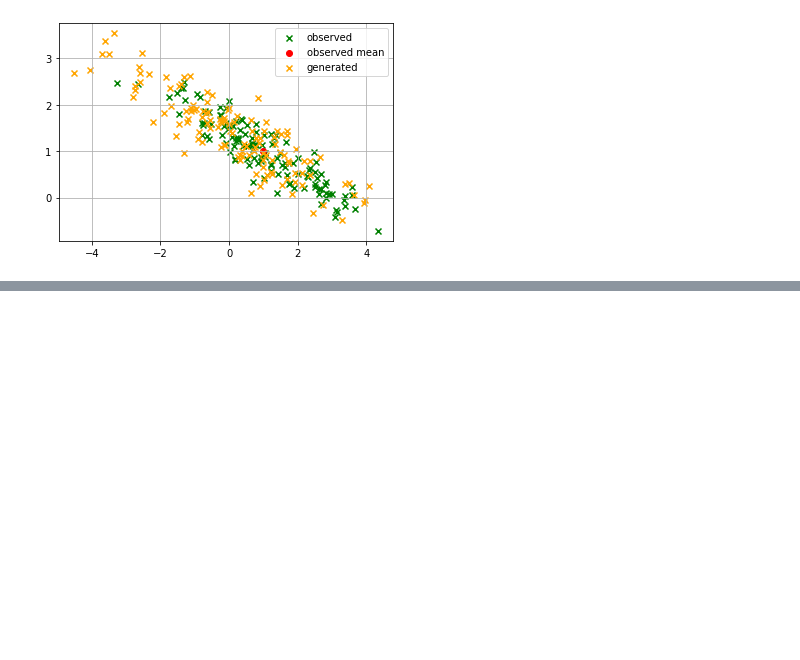
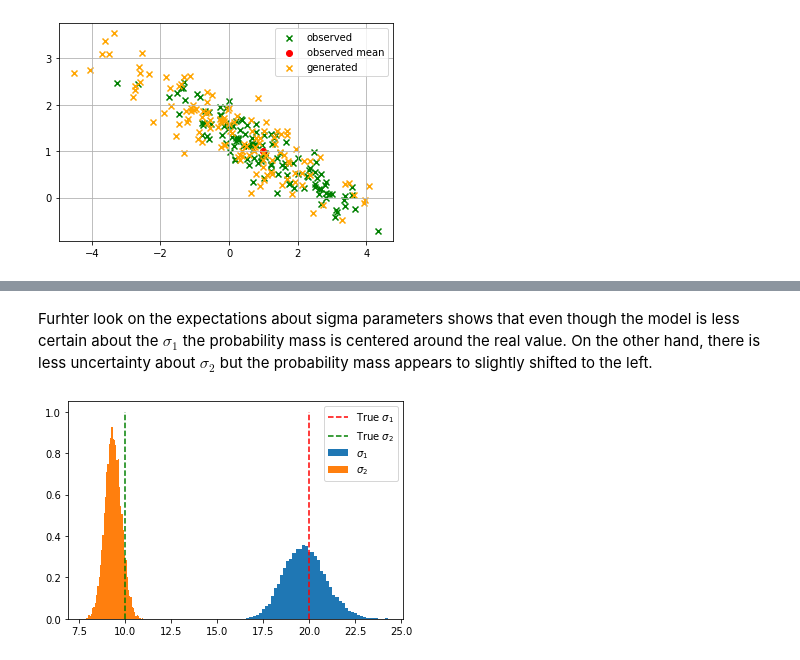
Before and after one commit to pbudzyns/generative-models, a Jupyter notebook: mcmc.ipynb, the cells around one changed output, grey strips where cells are left out. Drawn from its saved outputs; the diff is of its cells as text; code cells hidden in the pictures; blank space fills up the shorter version.

```diff
--- a/mcmc.ipynb
+++ b/mcmc.ipynb
@@ -273,0 +371,12 @@ Acceptance rate:  0.7648041775456919
+# %% [markdown]
+Furhter look on the expectations about sigma parameters shows that even though the model is less certain about the $\sigma_1$ the probability mass is centered around the real value. On the other hand, there is less uncertainty about $\sigma_2$ but the probability mass appears to slightly shifted to the left.
+# %%
+plt.vlines(20, 0, 1, linestyle="--", color='r', label="True $\sigma_1$")
+plt.vlines(10, 0, 1, linestyle="--", color='g', label="True $\sigma_2$")
+plt.hist(std_trace[:, 0], density=True, bins=50, label="$\sigma_1$")
+plt.hist(std_trace[:, 1], density=True, bins=50, label="$\sigma_2$")
+
+plt.legend()
+plt.show()
+# %% [output]
+[figure, added]
```
Also changed, not shown: parts of 10 cells of this notebook, 1 other file.
